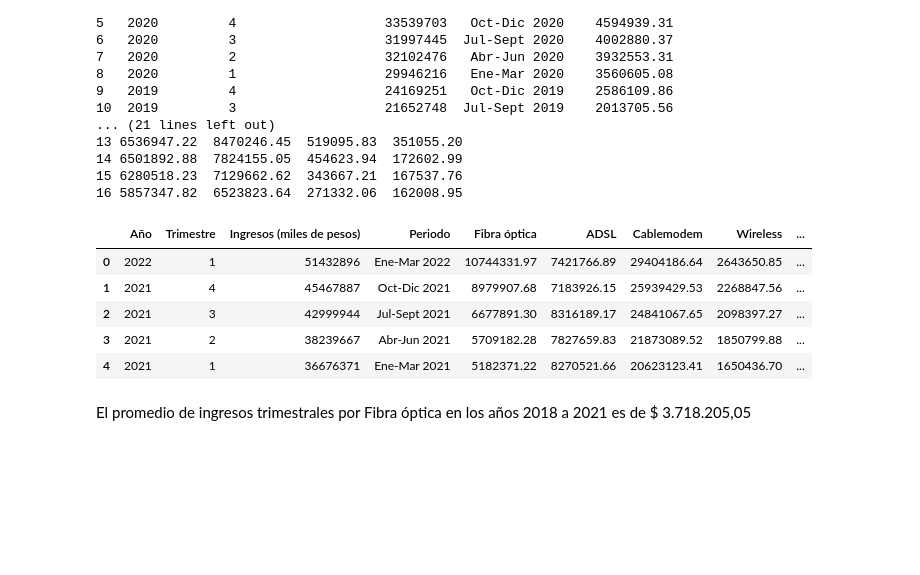
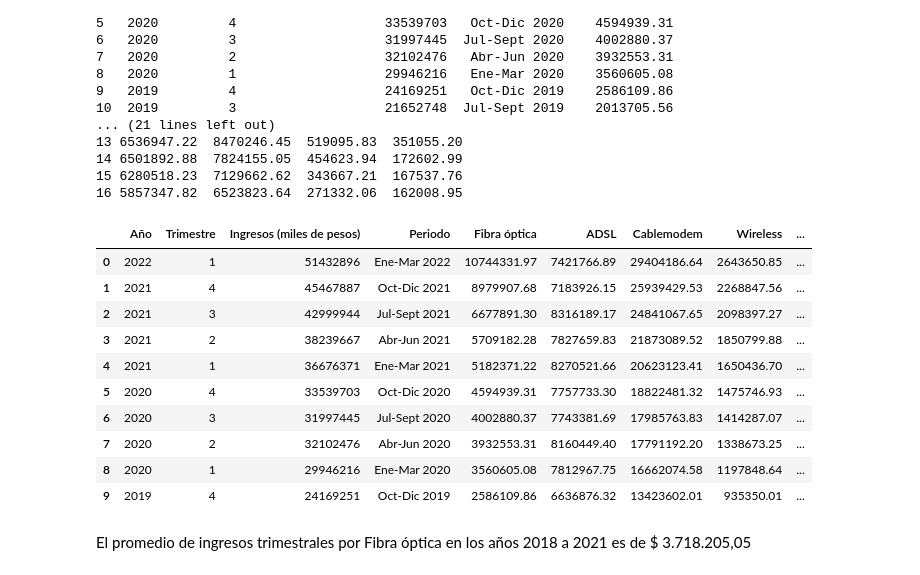
Before and after one commit to volpo/Telecomuniation_PI, a Jupyter notebook: EDA.ipynb, the cells around one changed output. Saved outputs shown, nothing was run; the diff lists cells and outputs as text; code cells hidden in the pictures; blank space fills up the shorter version.

```diff
--- a/EDA.ipynb
+++ b/EDA.ipynb
@@ -13,7 +13,7 @@ ingresos_trimestrales = pd.read_csv('csvs\Internet\Ingresos_trimestrales_prestac
 Bajada_Localidad = pd.read_csv('csvs\Internet\Accesos_Internet_fijo_por_velocidad_bajada_y _ocalidad.csv')
 Tecnologia_Localidad = pd.read_csv('csvs\Internet\Accesos_Internet_fijo_por_tecnología_y_localidad.csv')
 acceso_100H = pd.read_csv('csvs\Internet\Penetración_de _Internet fijo _(accesos _cada_100 hogares).csv')
-Trimestre_Tecnologia = pd.read_csv('csvs\Internet\Serie_trimestral_accesos_Internet_fijo_por_tecnología.csv')
+Acceso_Trimestre_Tecnologia = pd.read_csv('csvs\Internet\Serie_trimestral_accesos_Internet_fijo_por_tecnología.csv')
 # %%
 ## Accedemos a ver la info del df.acceso fijo por provincia, columnas, valores faltantes y tipo.
 
@@ -471,16 +490,16 @@ ingresos_trimestrales_2018_2022
 # %%
 # Convert the 'Total' column to numeric (remove any commas or dots)
 
-Trimestre_Tecnologia['ADSL'] = Trimestre_Tecnologia['ADSL'].str.replace('.', '').astype(int)
-Trimestre_Tecnologia['Cablemodem'] = Trimestre_Tecnologia['Cablemodem'].str.replace('.', '').astype(int)
-Trimestre_Tecnologia['Fibra óptica'] = Trimestre_Tecnologia['Fibra óptica'].str.replace('.', '').astype(int)
-Trimestre_Tecnologia['Total'] = Trimestre_Tecnologia['Total'].str.replace('.', '').astype(int)
-Trimestre_Tecnologia['Wireless'] = (Trimestre_Tecnologia['Wireless']*1000).astype(int)
-Trimestre_Tecnologia['Otros'] = (Trimestre_Tecnologia['Otros']*1000).astype(int)
+Acceso_Trimestre_Tecnologia['ADSL'] = Acceso_Trimestre_Tecnologia['ADSL'].str.replace('.', '').astype(int)
+Acceso_Trimestre_Tecnologia['Cablemodem'] = Acceso_Trimestre_Tecnologia['Cablemodem'].str.replace('.', '').astype(int)
+Acceso_Trimestre_Tecnologia['Fibra óptica'] = Acceso_Trimestre_Tecnologia['Fibra óptica'].str.replace('.', '').astype(int)
+Acceso_Trimestre_Tecnologia['Total'] = Acceso_Trimestre_Tecnologia['Total'].str.replace('.', '').astype(int)
+Acceso_Trimestre_Tecnologia['Wireless'] = (Acceso_Trimestre_Tecnologia['Wireless']*1000).astype(int)
+Acceso_Trimestre_Tecnologia['Otros'] = (Acceso_Trimestre_Tecnologia['Otros']*1000).astype(int)
 
 # Calculate the percentage for each technology column
-Trimestre_Tecnologia['ADSL %'] = ((Trimestre_Tecnologia['ADSL']/ Trimestre_Tecnologia['Total']* 100 ) ).round(2)
-Trimestre_Tecnologia['Cablemodem %'] = (Trimestre_Tecnologia['Cablemodem']/ Trimestre_Tecnologia['Total'] * 100 ).round(2)
-Trimestre_Tecnologia['Fibra óptica %'] = (Trimestre_Tecnologia['Fibra óptica']  / Trimestre_Tecnologia['Total']* 100 ).round(2)
-Trimestre_Tecnologia['Wireless %'] = (Trimestre_Tecnologia['Wireless']/ Trimestre_Tecnologia['Total']* 100 ).round(2)
-Trimestre_Tecnologia['Otros %'] = (Trimestre_Tecnologia['Otros'] / Trimestre_Tecnologia['Total']* 100 ).round(2)
+Acceso_Trimestre_Tecnologia['ADSL %'] = ((Acceso_Trimestre_Tecnologia['ADSL']/ Acceso_Trimestre_Tecnologia['Total']* 100 ) ).round(2)
+Acceso_Trimestre_Tecnologia['Cablemodem %'] = (Acceso_Trimestre_Tecnologia['Cablemodem']/ Acceso_Trimestre_Tecnologia['Total'] * 100 ).round(2)
+Acceso_Trimestre_Tecnologia['Fibra óptica %'] = (Acceso_Trimestre_Tecnologia['Fibra óptica']  / Acceso_Trimestre_Tecnologia['Total']* 100 ).round(2)
+Acceso_Trimestre_Tecnologia['Wireless %'] = (Acceso_Trimestre_Tecnologia['Wireless']/ Acceso_Trimestre_Tecnologia['Total']* 100 ).round(2)
+Acceso_Trimestre_Tecnologia['Otros %'] = (Acceso_Trimestre_Tecnologia['Otros'] / Acceso_Trimestre_Tecnologia['Total']* 100 ).round(2)
@@ -516,11 +540,11 @@ ingresos_trimestrales_2018_2022
 | 16 | 2018 | 1 | 13171459 | Ene-Mar 2018 |
 # %%
 
-ingresos_trimestrales_2018_2022['Fibra óptica'] =  Trimestre_Tecnologia['Fibra óptica %'] * ingresos_trimestrales_2018_2022['Ingresos (miles de pesos)'] / 100
-ingresos_trimestrales_2018_2022['ADSL'] =  Trimestre_Tecnologia['ADSL %'] * ingresos_trimestrales_2018_2022['Ingresos (miles de pesos)'] / 100
-ingresos_trimestrales_2018_2022['Cablemodem'] =   Trimestre_Tecnologia['Cablemodem %'] * ingresos_trimestrales_2018_2022['Ingresos (miles de pesos)'] / 100
-ingresos_trimestrales_2018_2022['Wireless'] =Trimestre_Tecnologia['Wireless %'] * ingresos_trimestrales_2018_2022['Ingresos (miles de pesos)'] / 100
-ingresos_trimestrales_2018_2022['Otros'] =  Trimestre_Tecnologia['Otros %'] * ingresos_trimestrales_2018_2022['Ingresos (miles de pesos)'] /100
+ingresos_trimestrales_2018_2022['Fibra óptica'] =  Acceso_Trimestre_Tecnologia['Fibra óptica %'] * ingresos_trimestrales_2018_2022['Ingresos (miles de pesos)'] / 100
+ingresos_trimestrales_2018_2022['ADSL'] =  Acceso_Trimestre_Tecnologia['ADSL %'] * ingresos_trimestrales_2018_2022['Ingresos (miles de pesos)'] / 100
+ingresos_trimestrales_2018_2022['Cablemodem'] =   Acceso_Trimestre_Tecnologia['Cablemodem %'] * ingresos_trimestrales_2018_2022['Ingresos (miles de pesos)'] / 100
+ingresos_trimestrales_2018_2022['Wireless'] =Acceso_Trimestre_Tecnologia['Wireless %'] * ingresos_trimestrales_2018_2022['Ingresos (miles de pesos)'] / 100
+ingresos_trimestrales_2018_2022['Otros'] =  Acceso_Trimestre_Tecnologia['Otros %'] * ingresos_trimestrales_2018_2022['Ingresos (miles de pesos)'] /100
 print(ingresos_trimestrales_2018_2022)
 pd.options.display.float_format = '{:.2f}'.format
 # %% [output]
@@ -542,14 +566,19 @@ pd.options.display.float_format = '{:.2f}'.format
 15 6280518.23  7129662.62  343667.21  167537.76
 16 5857347.82  6523823.64  271332.06  162008.95
 # %%
-ingresos_trimestrales_2018_2022.head()
+ingresos_trimestrales_2018_2022.head(10)
 # %% [output]
 |  | Año | Trimestre | Ingresos (miles de pesos) | Periodo | Fibra óptica | ADSL | Cablemodem | Wireless | ... |
 | 0 | 2022 | 1 | 51432896 | Ene-Mar 2022 | 10744331.97 | 7421766.89 | 29404186.64 | 2643650.85 | ... |
 | 1 | 2021 | 4 | 45467887 | Oct-Dic 2021 | 8979907.68 | 7183926.15 | 25939429.53 | 2268847.56 | ... |
 | 2 | 2021 | 3 | 42999944 | Jul-Sept 2021 | 6677891.30 | 8316189.17 | 24841067.65 | 2098397.27 | ... |
 | 3 | 2021 | 2 | 38239667 | Abr-Jun 2021 | 5709182.28 | 7827659.83 | 21873089.52 | 1850799.88 | ... |
 | 4 | 2021 | 1 | 36676371 | Ene-Mar 2021 | 5182371.22 | 8270521.66 | 20623123.41 | 1650436.70 | ... |
+| 5 | 2020 | 4 | 33539703 | Oct-Dic 2020 | 4594939.31 | 7757733.30 | 18822481.32 | 1475746.93 | ... |
+| 6 | 2020 | 3 | 31997445 | Jul-Sept 2020 | 4002880.37 | 7743381.69 | 17985763.83 | 1414287.07 | ... |
+| 7 | 2020 | 2 | 32102476 | Abr-Jun 2020 | 3932553.31 | 8160449.40 | 17791192.20 | 1338673.25 | ... |
+| 8 | 2020 | 1 | 29946216 | Ene-Mar 2020 | 3560605.08 | 7812967.75 | 16662074.58 | 1197848.64 | ... |
+| 9 | 2019 | 4 | 24169251 | Oct-Dic 2019 | 2586109.86 | 6636876.32 | 13423602.01 | 935350.01 | ... |
 # %% [markdown]
 El promedio de ingresos trimestrales por Fibra óptica en los años 2018 a 2021 es de $ 3.718.205,05
 # %% [markdown]
```
Also changed, not shown: parts of 14 cells of this notebook, 1 other file.
